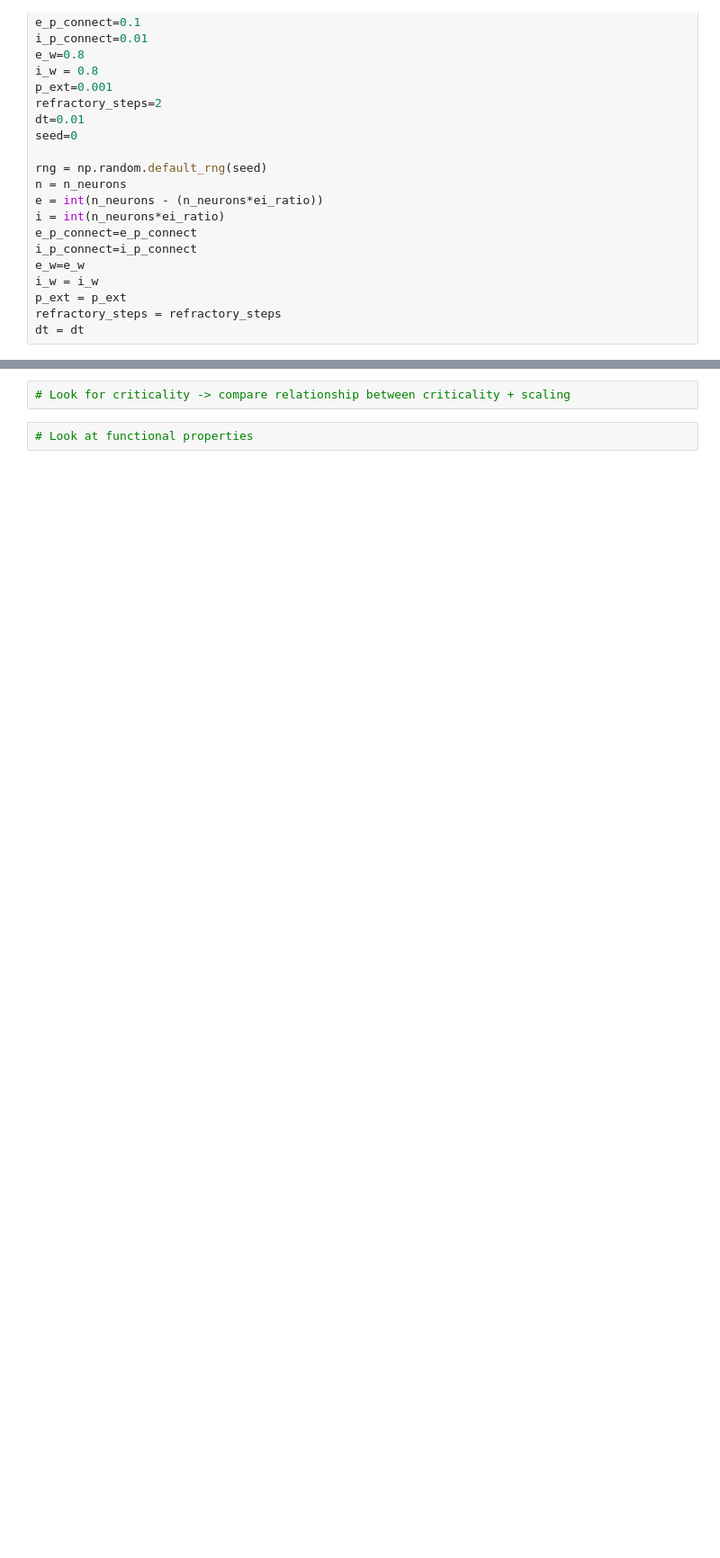
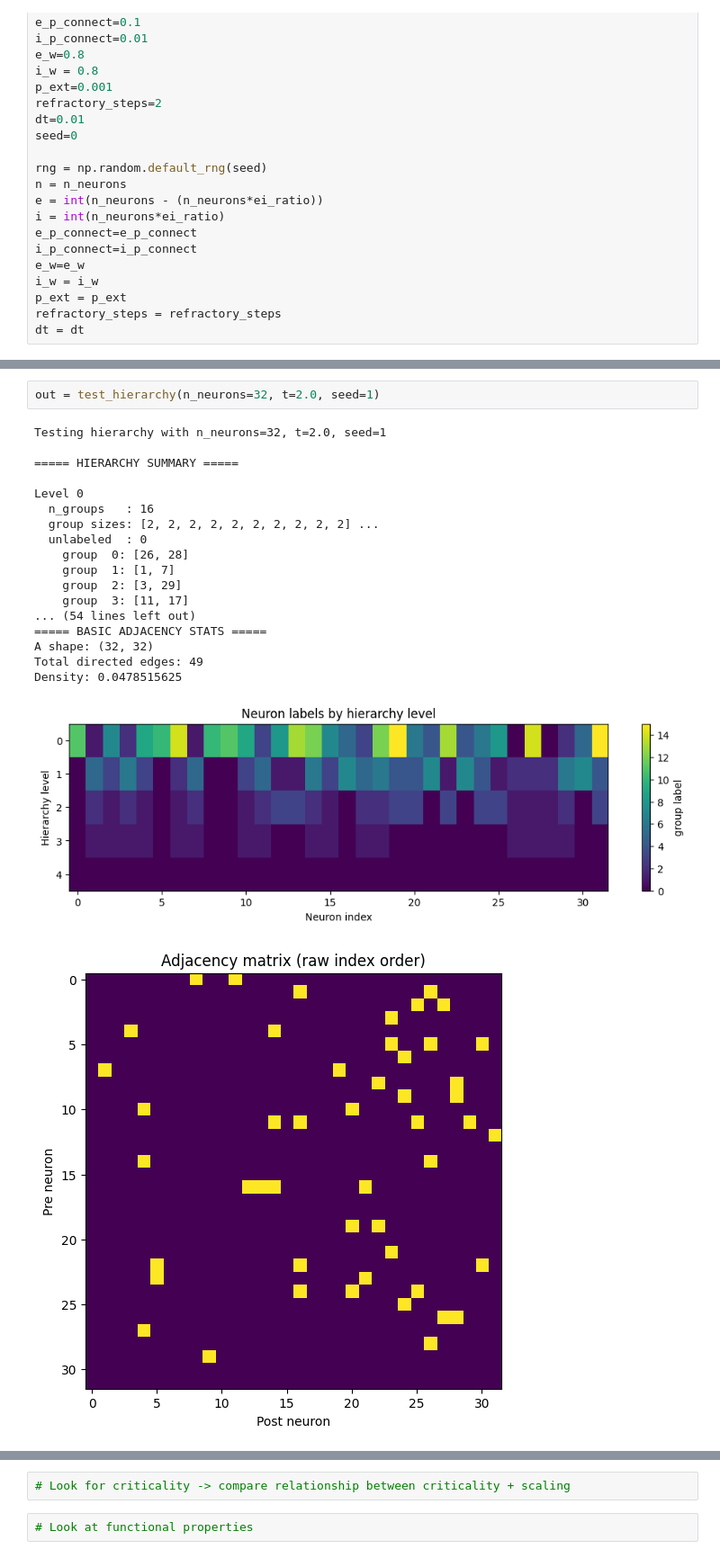
Before and after one commit to dmnburrows/multiscale_dev_dynamics, a Jupyter notebook: model_check.ipynb, the cells around one changed output, grey strips where cells are left out. Shown at 90% size. Saved outputs shown, nothing was run; the diff lists cells and outputs as text; blank space fills up the shorter version.

```diff
--- a/model_check.ipynb
+++ b/model_check.ipynb
@@ -3285,0 +3433,22 @@ Mean connection probability by level:
+# %%
+out = test_hierarchy(n_neurons=32, t=2.0, seed=1)
+# %% [output]
+Testing hierarchy with n_neurons=32, t=2.0, seed=1
+
+===== HIERARCHY SUMMARY =====
+
+Level 0
+  n_groups   : 16
+  group sizes: [2, 2, 2, 2, 2, 2, 2, 2, 2, 2] ...
+  unlabeled  : 0
+    group  0: [26, 28]
+    group  1: [1, 7]
+    group  2: [3, 29]
+    group  3: [11, 17]
+... (54 lines left out)
+===== BASIC ADJACENCY STATS =====
+A shape: (32, 32)
+Total directed edges: 49
+Density: 0.0478515625
+[figure, added]
+[figure, added]
```
Also changed, not shown: parts of 15 cells of this notebook.
